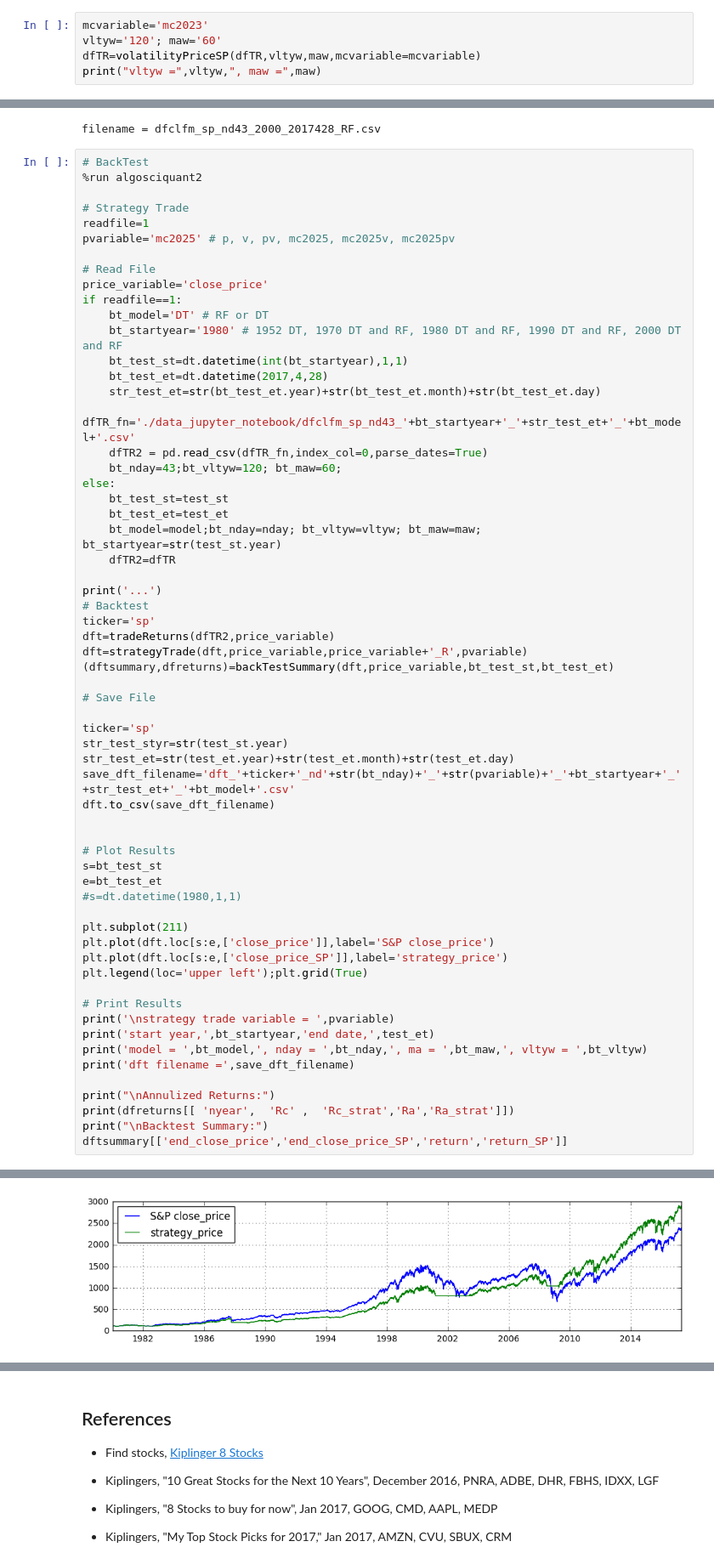
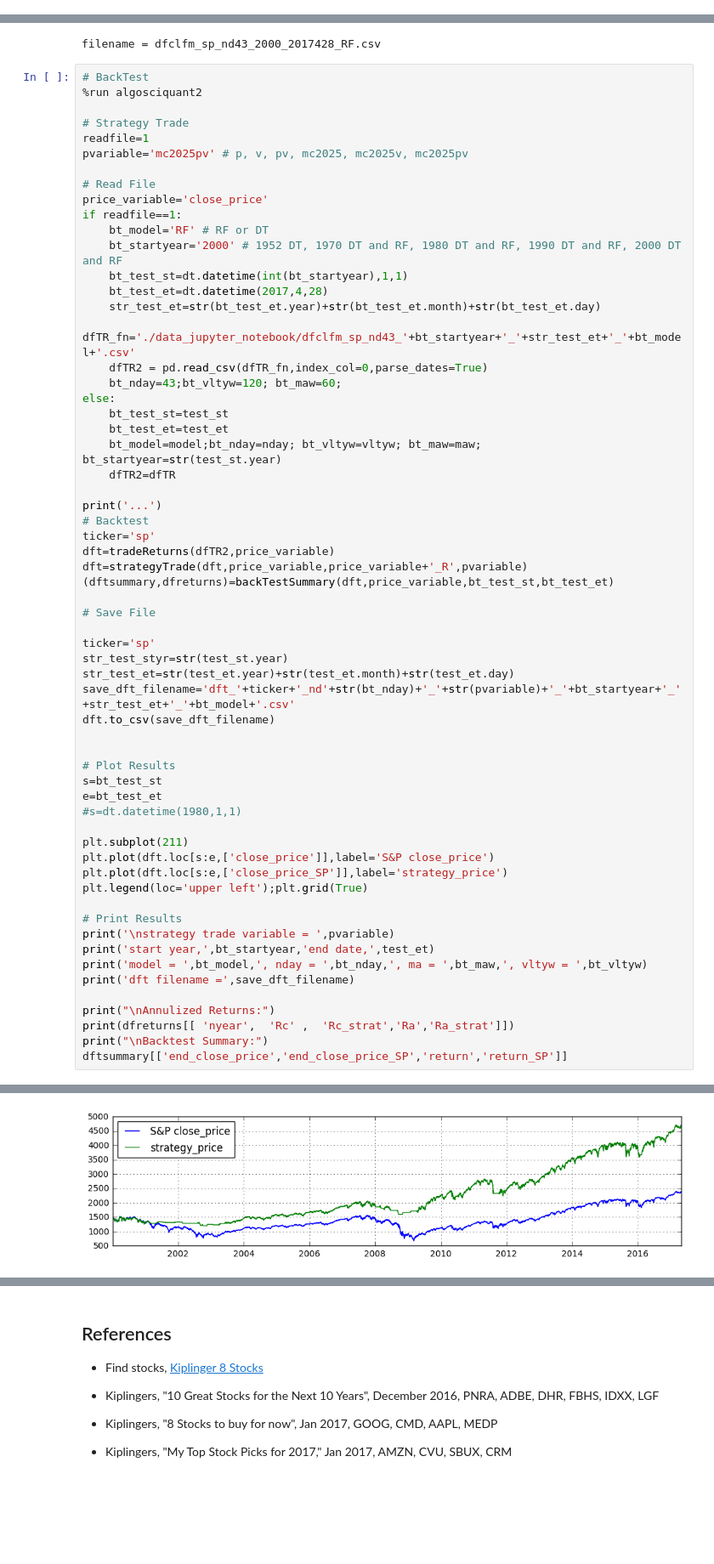
Before and after one commit to algosci/algosciquant, a Jupyter notebook: S&P Mkt Cycle.ipynb, the cells around one changed output, grey strips where cells are left out. Shown at 85% size. Saved outputs shown, nothing was run; the diff lists cells and outputs as text; blank space fills up the shorter version.

```diff
--- a/S&P Mkt Cycle.ipynb
+++ b/S&P Mkt Cycle.ipynb
@@ -282,8 +282,3 @@ error_rate = 0.22930583793203602
 |  | Totals | Predicted MktDown | Predicted MktUp |
 | actual MktDown | 2362 | 0.732430 | 0.267146 |
 | actual MktUp | 4481 | 0.201741 | 0.798259 |
-# %%
-mcvariable='mc2023'
-vltyw='120'; maw='60'
-dfTR=volatilityPriceSP(dfTR,vltyw,maw,mcvariable=mcvariable)
-print("vltyw =",vltyw,", maw =",maw)
@@ -304,13 +340,13 @@ filename = dfclfm_sp_nd43_2000_2017428_RF.csv
 
 # Strategy Trade
 readfile=1
-pvariable='mc2025' # p, v, pv, mc2025, mc2025v, mc2025pv
+pvariable='mc2025pv' # p, v, pv, mc2025, mc2025v, mc2025pv
 
 # Read File
 price_variable='close_price'
 if readfile==1:
-    bt_model='DT' # RF or DT
-    bt_startyear='1980' # 1952 DT, 1970 DT and RF, 1980 DT and RF, 1990 DT and RF, 2000 DT and RF
+    bt_model='RF' # RF or DT
+    bt_startyear='2000' # 1952 DT, 1970 DT and RF, 1980 DT and RF, 1990 DT and RF, 2000 DT and RF
     bt_test_st=dt.datetime(int(bt_startyear),1,1)
     bt_test_et=dt.datetime(2017,4,28)
     str_test_et=str(bt_test_et.year)+str(bt_test_et.month)+str(bt_test_et.day)
@@ -392,4 +428,4 @@ Backtest Summary:
-[figure, old version]
+[figure, new version]
 # %%
 # Graph Summaries
 %run algosciquant2
```
Also changed, not shown: parts of 4 cells of this notebook.
